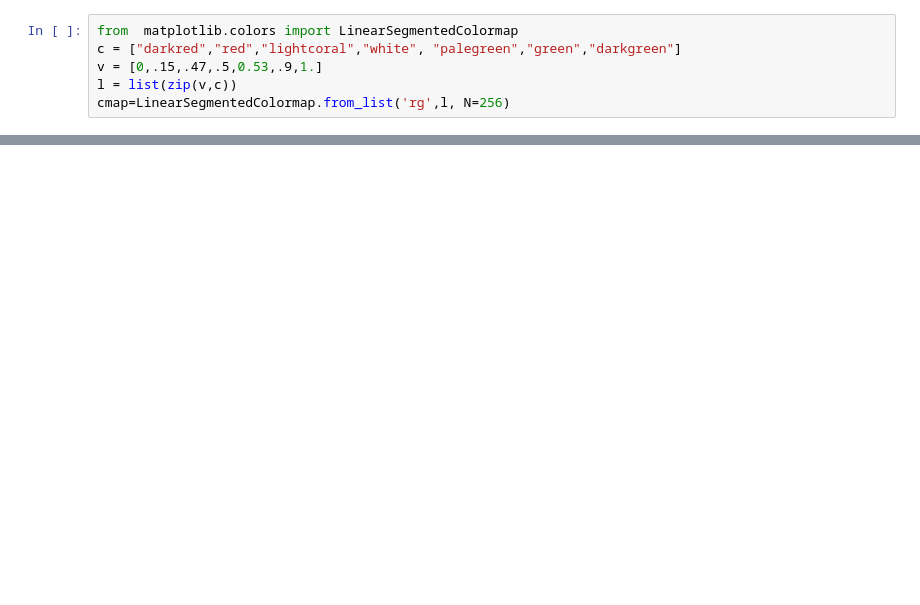
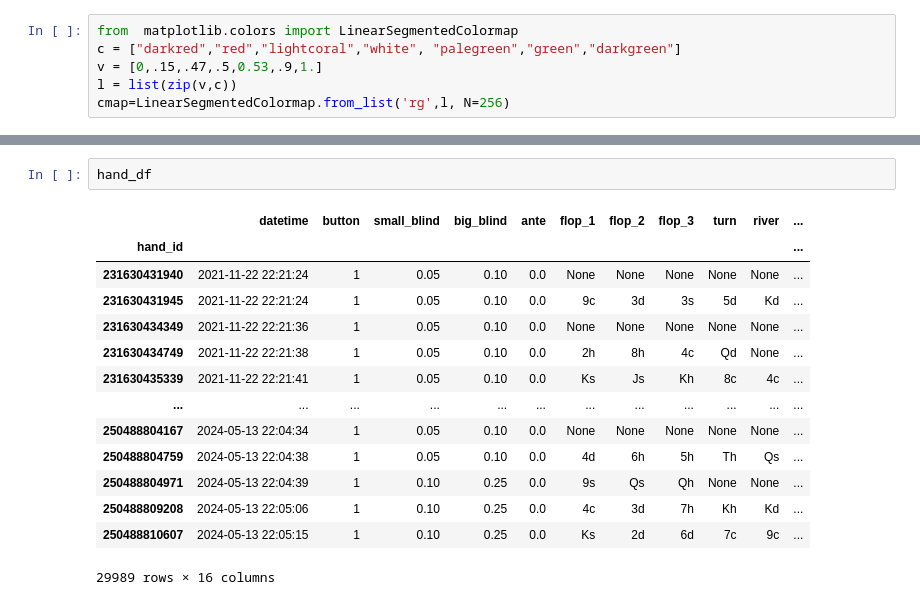
Before and after one commit to gabriel-labbe/PokerHands, a Jupyter notebook: graphs.ipynb, the cells around one changed output, grey strips where cells are left out. Cells and saved outputs as stored; diff of their text form; blank space fills up the shorter version.

```diff
--- a/graphs.ipynb
+++ b/graphs.ipynb
@@ -305,0 +309,17 @@ sns.heatmap(df_winnings_by_combo.rename_axis(index=None, columns=None), cmap=cma
+# %%
+hand_df
+# %% [output]
+|  | datetime | button | small_blind | big_blind | ante | flop_1 | flop_2 | flop_3 | turn | river | ... |
+| hand_id |  |  |  |  |  |  |  |  |  |  | ... |
+| 231630431940 | 2021-11-22 22:21:24 | 1 | 0.05 | 0.10 | 0.0 | None | None | None | None | None | ... |
+| 231630431945 | 2021-11-22 22:21:24 | 1 | 0.05 | 0.10 | 0.0 | 9c | 3d | 3s | 5d | Kd | ... |
+| 231630434349 | 2021-11-22 22:21:36 | 1 | 0.05 | 0.10 | 0.0 | None | None | None | None | None | ... |
+| 231630434749 | 2021-11-22 22:21:38 | 1 | 0.05 | 0.10 | 0.0 | 2h | 8h | 4c | Qd | None | ... |
+| 231630435339 | 2021-11-22 22:21:41 | 1 | 0.05 | 0.10 | 0.0 | Ks | Js | Kh | 8c | 4c | ... |
+| ... | ... | ... | ... | ... | ... | ... | ... | ... | ... | ... | ... |
+| 250488804167 | 2024-05-13 22:04:34 | 1 | 0.05 | 0.10 | 0.0 | None | None | None | None | None | ... |
+| 250488804759 | 2024-05-13 22:04:38 | 1 | 0.05 | 0.10 | 0.0 | 4d | 6h | 5h | Th | Qs | ... |
+| 250488804971 | 2024-05-13 22:04:39 | 1 | 0.10 | 0.25 | 0.0 | 9s | Qs | Qh | None | None | ... |
+| 250488809208 | 2024-05-13 22:05:06 | 1 | 0.10 | 0.25 | 0.0 | 4c | 3d | 7h | Kh | Kd | ... |
+| 250488810607 | 2024-05-13 22:05:15 | 1 | 0.10 | 0.25 | 0.0 | Ks | 2d | 6d | 7c | 9c | ... |
+29989 rows × 16 columns
```
Also changed, not shown: parts of 8 cells of this notebook, 7 other files.
